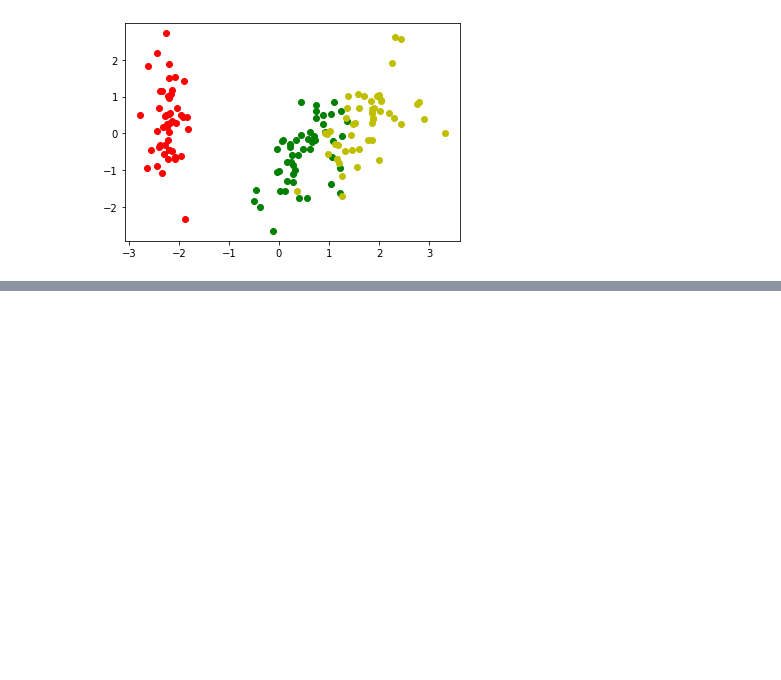
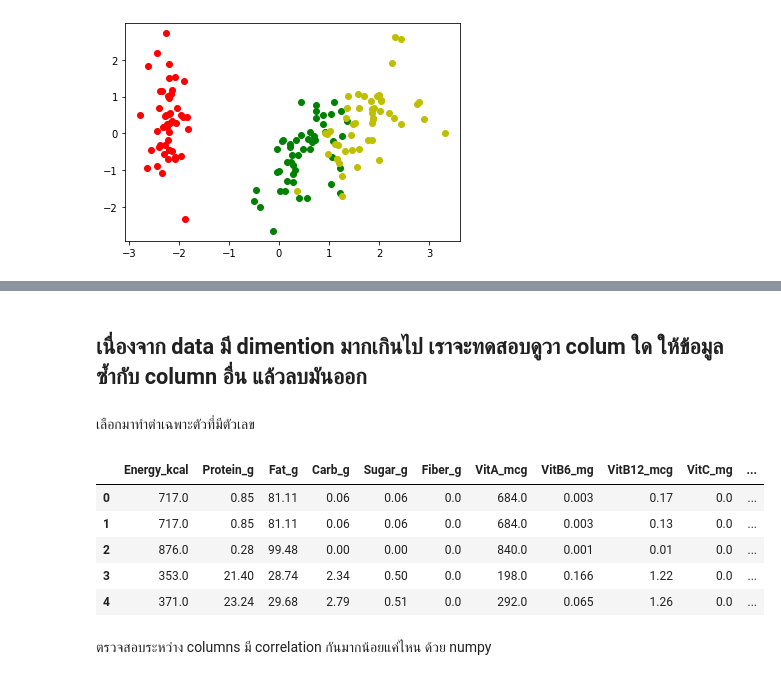
Before and after one commit to ploybongkot/Multivariate, a Jupyter notebook: Chapter3_PCA.ipynb, the cells around one changed output, grey strips where cells are left out. Saved outputs shown, nothing was run; the diff lists cells and outputs as text; code cells hidden in the pictures; blank space fills up the shorter version.

Commit message:
หา correlation ของข้อมูล

```diff
--- a/Chapter3_PCA.ipynb
+++ b/Chapter3_PCA.ipynb
@@ -449,0 +502,16 @@ plt.plot(new_pca[100:,0],new_pca[100:,1],'oy')
+# %% [markdown]
+##  เนื่องจาก data มี dimention มากเกินไป เราจะทดสอบดูวา colum ใด ให้ข้อมูลซ้ำกับ column อื่น แล้วลบมันออก
+# %% [markdown]
+เลือกมาทำต่าเฉพาะตัวที่มีตัวเลข
+# %%
+newdata = data.iloc[:,7:]
+newdata.head()
+# %% [output]
+|  | Energy_kcal | Protein_g | Fat_g | Carb_g | Sugar_g | Fiber_g | VitA_mcg | VitB6_mg | VitB12_mcg | VitC_mg | ... |
+| 0 | 717.0 | 0.85 | 81.11 | 0.06 | 0.06 | 0.0 | 684.0 | 0.003 | 0.17 | 0.0 | ... |
+| 1 | 717.0 | 0.85 | 81.11 | 0.06 | 0.06 | 0.0 | 684.0 | 0.003 | 0.13 | 0.0 | ... |
+| 2 | 876.0 | 0.28 | 99.48 | 0.00 | 0.00 | 0.0 | 840.0 | 0.001 | 0.01 | 0.0 | ... |
+| 3 | 353.0 | 21.40 | 28.74 | 2.34 | 0.50 | 0.0 | 198.0 | 0.166 | 1.22 | 0.0 | ... |
+| 4 | 371.0 | 23.24 | 29.68 | 2.79 | 0.51 | 0.0 | 292.0 | 0.065 | 1.26 | 0.0 | ... |
+# %% [markdown]
+ตรวจสอบระหว่าง columns มี correlation กันมากน้อยแค่ไหน ด้วย numpy
```
Also changed, not shown: parts of 17 cells of this notebook.
